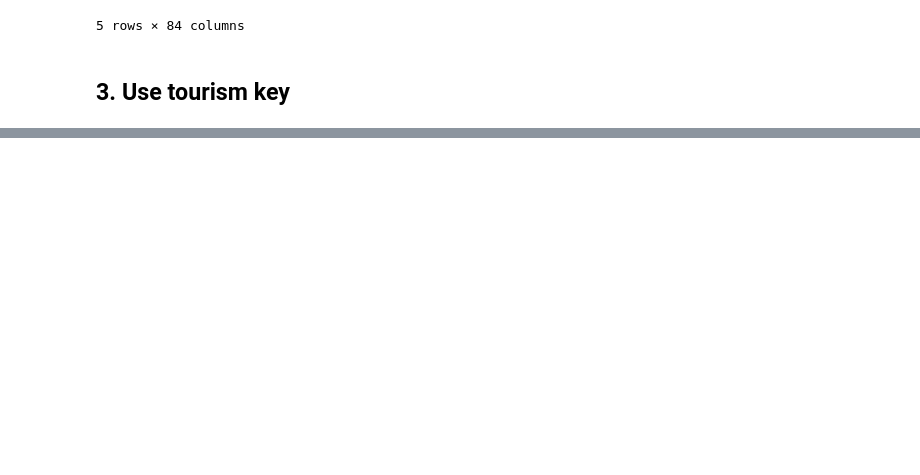
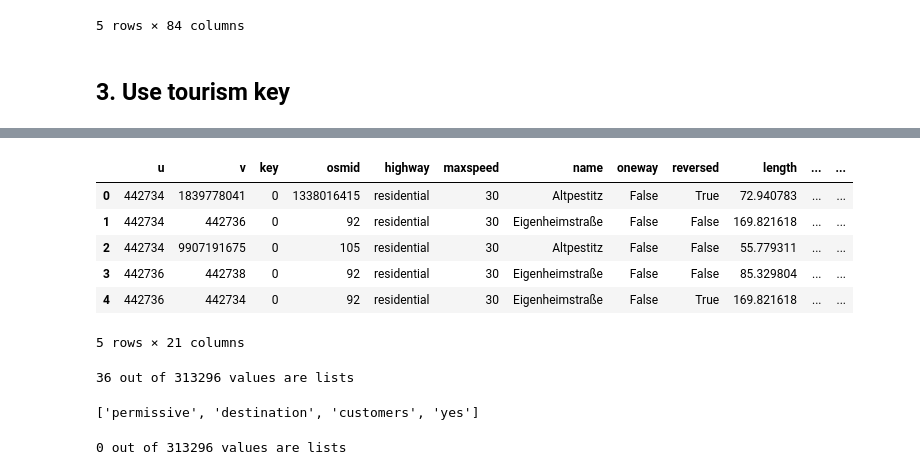
Before and after one commit to japanj/pugs-detection, a Jupyter notebook: notebooks/data_acquisition_osm.ipynb, the cells around one changed output, grey strips where cells are left out. Saved outputs shown, nothing was run; the diff lists cells and outputs as text; code cells hidden in the pictures; blank space fills up the shorter version.

```diff
--- a/notebooks/data_acquisition_osm.ipynb
+++ b/notebooks/data_acquisition_osm.ipynb
@@ -277,0 +291,7 @@ poi_viewpoint_gdf.to_file("../data/raw/osm/amenity/poi_viewpoint_dresden.geojson
+# %%
+footpath_network = ox.graph_from_bbox(city_bbox, network_type='walk')
+# %%
+footpath_nodes, footpath_edges = ox.graph_to_gdfs(footpath_network)
+# %%
+footpath_nodes = footpath_nodes.reset_index()
+footpath_edges = footpath_edges.reset_index()
@@ -277,0 +307,35 @@ poi_viewpoint_gdf.to_file("../data/raw/osm/amenity/poi_viewpoint_dresden.geojson
+# %%
+footpath_edges.head()
+# %% [output]
+|  | u | v | key | osmid | highway | maxspeed | name | oneway | reversed | length | ... | ... |
+| 0 | 442734 | 1839778041 | 0 | 1338016415 | residential | 30 | Altpestitz | False | True | 72.940783 | ... | ... |
+| 1 | 442734 | 442736 | 0 | 92 | residential | 30 | Eigenheimstraße | False | False | 169.821618 | ... | ... |
+| 2 | 442734 | 9907191675 | 0 | 105 | residential | 30 | Altpestitz | False | False | 55.779311 | ... | ... |
+| 3 | 442736 | 442738 | 0 | 92 | residential | 30 | Eigenheimstraße | False | False | 85.329804 | ... | ... |
+| 4 | 442736 | 442734 | 0 | 92 | residential | 30 | Eigenheimstraße | False | True | 169.821618 | ... | ... |
+5 rows × 21 columns
+# %%
+# Check if 'access' column contains lists
+is_list = footpath_edges['access'].apply(lambda x: isinstance(x, list))
+
+# Count how many values in 'access' column are lists
+list_count = is_list.sum()
+total_count = len(footpath_edges)
+
+print(f"{list_count} out of {total_count} values are lists")
+
+# Show some examples of list values if they exist
+if list_count > 0:
+    list_examples = footpath_edges.loc[is_list, 'access'].head()
+    access_list = []
+    # print("\nExamples of list values:")
+    for i, val in enumerate(list_examples):
+        for access in val:
+            if access not in access_list:
+                access_list.append(access)
+# %% [output]
+36 out of 313296 values are lists
+# %%
+access_list
+# %% [output]
+['permissive', 'destination', 'customers', 'yes']
@@ -277,0 +351,11 @@ poi_viewpoint_gdf.to_file("../data/raw/osm/amenity/poi_viewpoint_dresden.geojson
+# %%
+# Check if 'access' column contains lists
+is_list = footpath_edges['access'].apply(lambda x: isinstance(x, list))
+
+# Count how many values in 'access' column are lists
+list_count = is_list.sum()
+total_count = len(footpath_edges)
+
+print(f"{list_count} out of {total_count} values are lists")
+# %% [output]
+0 out of 313296 values are lists
```
Also changed, not shown: parts of 6 cells of this notebook, 2 other files.
